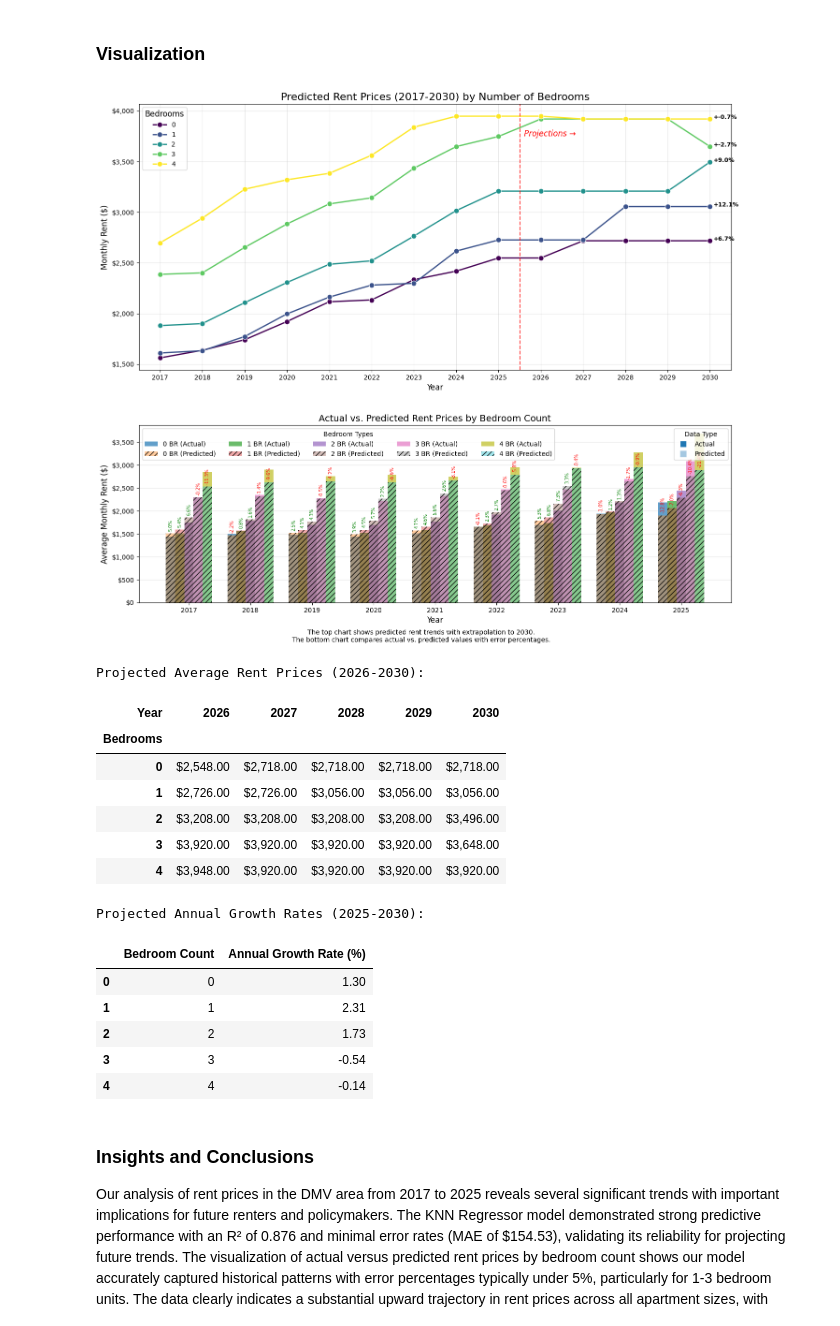
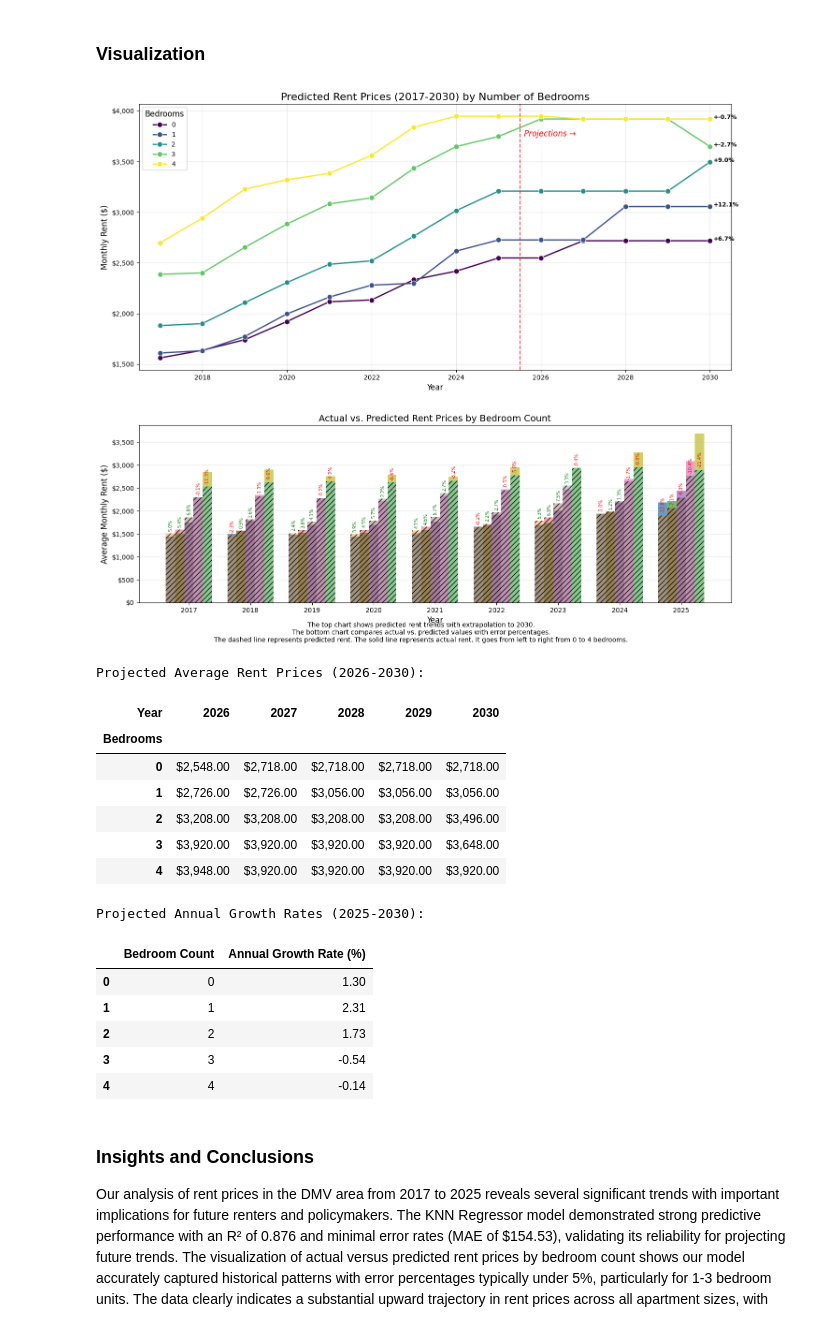
Before and after one commit to aadia1234/CMSC320-Final-Project, a Jupyter notebook: final_project.ipynb, the cells around one changed output. Cells and saved outputs as stored; diff of their text form; code cells hidden in the pictures.

Commit message:
fixed plotting

```diff
--- a/final_project.ipynb
+++ b/final_project.ipynb
@@ -579,14 +579,13 @@ KNN Regressor is the best overall model since it has the lowest Mean Absolute Er
 import seaborn as sns
 from matplotlib.ticker import FuncFormatter
 
-# Create and fit the KNN Regressor model
+# create and fit the KNN Regressor model
 knn_model = KNeighborsRegressor(n_neighbors=5)
 knn_model.fit(X_train_scaled, y_train)
 
-# Get predictions for test data
+# get predictions for test data
 y_pred = knn_model.predict(X_test_scaled)
 
-# Create a DataFrame for historical comparison (actual vs predicted)
 historical_comparison = pd.DataFrame({
     'Actual': y_test,
     'Predicted': y_pred,
@@ -594,46 +593,42 @@ historical_comparison = pd.DataFrame({
     'Bedrooms': X_test['bedrooms']
 })
 
-# Calculate average actual and predicted prices by year and bedroom count
 historical_avg = historical_comparison.groupby(['Year', 'Bedrooms']).agg({
     'Actual': 'mean',
     'Predicted': 'mean'
 }).reset_index()
 
-# Years for extrapolation
-all_years = list(range(2017, 2031))  # From 2017 to 2030
+# extrapolation
+all_years = list(range(2017, 2031))  # from 2017 to 2030
 bedrooms = list(range(0, 5))         # 0 to 4 bedrooms
 
-# Create prediction data for all years (including future years)
+# create prediction data for all years (including future years)
 prediction_data = []
 for year in all_years:
     for bedroom in bedrooms:
-        # Use a common zip code for consistency
+        # use a common zip code for consistency
         sample_row = X.iloc[0].copy()
         sample_row['bedrooms'] = bedroom
         sample_row['year'] = year
         prediction_data.append(sample_row)
 
-# Create DataFrame for predictions
 prediction_df = pd.DataFrame(prediction_data)
 
-# Scale the prediction data
+# scale the prediction data
 prediction_df_scaled = scaler.transform(prediction_df)
 
-# Generate predictions
 predictions = knn_model.predict(prediction_df_scaled)
 
-# Add predictions to DataFrame
+# add predictions to df
 future_df = pd.DataFrame({
     'Year': [year for year in all_years for _ in range(len(bedrooms))],
     'Bedrooms': [bedroom for _ in range(len(all_years)) for bedroom in bedrooms],
     'Predicted': predictions
 })
 
-# Create a figure with two subplots
 fig, (ax1, ax2) = plt.subplots(2, 1, figsize=(14, 12), gridspec_kw={'height_ratios': [3, 2]})
 
-# FIRST PLOT: Rent trends over time by bedroom count (including future)
+# FIRST PLOT: rent trends over time by bedroom count (including future)
 sns.lineplot(
     data=future_df,
     x='Year',
@@ -646,33 +641,29 @@ sns.lineplot(
     markersize=8
 )
 
-# Add vertical line to separate historical data from projections
 ax1.axvline(x=2025.5, color='red', linestyle='--', alpha=0.7)
 ax1.text(2025.6, future_df['Predicted'].max() * 0.95, 'Projections →',
          color='red', fontsize=12, fontstyle='italic')
 
-# Format y-axis with dollar signs
 ax1.yaxis.set_major_formatter(FuncFormatter(lambda x, _: f'${int(x):,}'))
 
-# Add labels and title
 ax1.set_title('Predicted Rent Prices (2017-2030) by Number of Bedrooms', fontsize=16)
 ax1.set_xlabel('Year', fontsize=12)
 ax1.set_ylabel('Monthly Rent ($)', fontsize=12)
 ax1.grid(True, alpha=0.3)
 ax1.legend(title='Bedrooms', title_fontsize=12)
 
-# Set x-ticks to show all years
-ax1.set_xticks(all_years)
+#show all year
 ax1.set_xlim(2016.5, 2030.5)
 
-# Annotate with projected growth rates (2025 to 2030)
+# projected growth rates (2025 to 2030)
 for bedroom in bedrooms:
     subset = future_df[(future_df['Bedrooms'] == bedroom)]
     price_2025 = subset[subset['Year'] == 2025]['Predicted'].values[0]
     price_2030 = subset[subset['Year'] == 2030]['Predicted'].values[0]
     percent_change = ((price_2030 - price_2025) / price_2025) * 100
 
-    # Annotate the percentage change at 2030
+    # annotate the percentage change
     ax1.annotate(
         f"+{percent_change:.1f}%",
         xy=(2030, price_2030),
@@ -682,31 +673,24 @@ for bedroom in bedrooms:
         fontweight='bold'
     )
 
-# SECOND PLOT: Comparison between actual and predicted rent for historical data
-# Prepare data for the comparison
+# SECOND PLOT: comparison between actual and predicted rent for historical data
 comparison_years = sorted(historical_avg['Year'].unique())
 bedroom_types = sorted(historical_avg['Bedrooms'].unique())
 
-# Create a grouped bar chart for each bedroom type
 bar_width = 0.15
 index = np.arange(len(comparison_years))
 
 for i, bedroom in enumerate(bedroom_types):
     bedroom_data = historical_avg[historical_avg['Bedrooms'] == bedroom]
-
-    # Position bars side by side
     offset = (i - len(bedroom_types)/2 + 0.5) * bar_width
-
-    # Plot actual values
     actual_bars = ax2.bar(index + offset, bedroom_data['Actual'],
             bar_width, alpha=0.7, label=f"{bedroom} BR (Actual)")
 
-    # Plot predicted values with hatching to distinguish from actual
     predicted_bars = ax2.bar(index + offset, bedroom_data['Predicted'],
                      bar_width, alpha=0.4, hatch='///',
                      label=f"{bedroom} BR (Predicted)")
 
-    # Add error values on the predicted bars (percentage difference)
+    # add percentage difference
     for j, (_, row) in enumerate(bedroom_data.iterrows()):
         error_pct = ((row['Predicted'] - row['Actual']) / row['Actual']) * 100
         color = 'green' if error_pct >= 0 else 'red'
@@ -716,10 +700,8 @@ for i, bedroom in enumerate(bedroom_types):
                     ha='center', va='bottom', fontsize=7,
                     color=color, rotation=90)
 
-# Format y-axis with dollar signs
 ax2.yaxis.set_major_formatter(FuncFormatter(lambda x, _: f'${int(x):,}'))
 
-# Add labels and title
 ax2.set_title('Actual vs. Predicted Rent Prices by Bedroom Count', fontsize=14)
 ax2.set_xlabel('Year', fontsize=12)
 ax2.set_ylabel('Average Monthly Rent ($)', fontsize=12)
@@ -727,62 +709,57 @@ ax2.set_xticks(index)
 ax2.set_xticklabels(comparison_years)
 ax2.grid(True, alpha=0.3, axis='y')
 
-# Create a custom legend for actual vs predicted
-from matplotlib.lines import Line2D
-legend_elements = [
-    Line2D([0], [0], color='white', markerfacecolor='#1f77b4', marker='s',
-           markersize=10, label='Actual'),
-    Line2D([0], [0], color='white', markerfacecolor='#1f77b4', marker='s',
-           markersize=10, alpha=0.4, label='Predicted')
-]
-bedroom_legend = ax2.legend(title='Bedroom Types', loc='upper left', ncol=len(bedroom_types))
-ax2.add_artist(bedroom_legend)
-ax2.legend(handles=legend_elements, title='Data Type', loc='upper right')
+# # create a legend for actual vs predicted
+# from matplotlib.lines import Line2D
+# legend_elements = [
+#     Line2D([0], [0], color='white', markerfacecolor='#1f77b4', marker='s',
+#            markersize=10, label='Actual'),
+#     Line2D([0], [0], color='white', markerfacecolor='#1f77b4', marker='s',
+#            markersize=10, alpha=0.4, label='Predicted')
+# ]
+# bedroom_legend = ax2.legend(title='Bedroom Types', loc='upper left', ncol=len(bedroom_types))
+# ax2.add_artist(bedroom_legend)
+# ax2.legend(handles=legend_elements, title='Data Type', loc='upper right')
 
 # Add descriptive text
 plt.figtext(0.5, 0.01,
             "The top chart shows predicted rent trends with extrapolation to 2030.\n"
-            "The bottom chart compares actual vs. predicted values with error percentages.",
+            "The bottom chart compares actual vs. predicted values with error percentages.\n"
+            "The dashed line represents predicted rent. The solid line represents actual rent. It goes from left to right from 0 to 4 bedrooms.",
             ha='center', fontsize=10)
 
 plt.tight_layout()
 plt.subplots_adjust(hspace=0.25, bottom=0.08)
 plt.show()
 
-# Create a table showing the projected rent prices for future years
+# create a table showing the projected rent prices for future years
 future_table = future_df[future_df['Year'] >= 2026].pivot_table(
     index='Bedrooms',
     columns='Year',
     values='Predicted',
     aggfunc='mean'
 ).round(2)
 
-# Format with dollar signs
 future_table_display = future_table.applymap(lambda x: f"${x:,.2f}")
 
 print("\nProjected Average Rent Prices (2026-2030):")
 display(future_table_display)
 
-# Calculate the average annual growth rate from 2025 to 2030
+# calculate the average annual growth rate from 2025 to 2030
 growth_rates = []
 for bedroom in bedrooms:
-    # Get 2025 price
     price_2025 = future_df[(future_df['Year'] == 2025) & (future_df['Bedrooms'] == bedroom)]['Predicted'].values[0]
-
-    # Get 2030 price
     price_2030 = future_df[(future_df['Year'] == 2030) & (future_df['Bedrooms'] == bedroom)]['Predicted'].values[0]
-
-    # Calculate annual growth rate
     annual_growth = ((price_2030 / price_2025) ** (1/5) - 1) * 100
     growth_rates.append([bedroom, annual_growth])
 
 growth_df = pd.DataFrame(growth_rates, columns=['Bedroom Count', 'Annual Growth Rate (%)'])
 growth_df['Annual Growth Rate (%)'] = growth_df['Annual Growth Rate (%)'].round(2)
 
 print("\nProjected Annual Growth Rates (2025-2030):")
 display(growth_df)
 # %% [output]
-[figure, old version]
+[figure, new version]
 Projected Average Rent Prices (2026-2030):
 | Year | 2026 | 2027 | 2028 | 2029 | 2030 |
 | Bedrooms |  |  |  |  |  |
```
Also changed, not shown: parts of 1 cell of this notebook, 1 other file.
